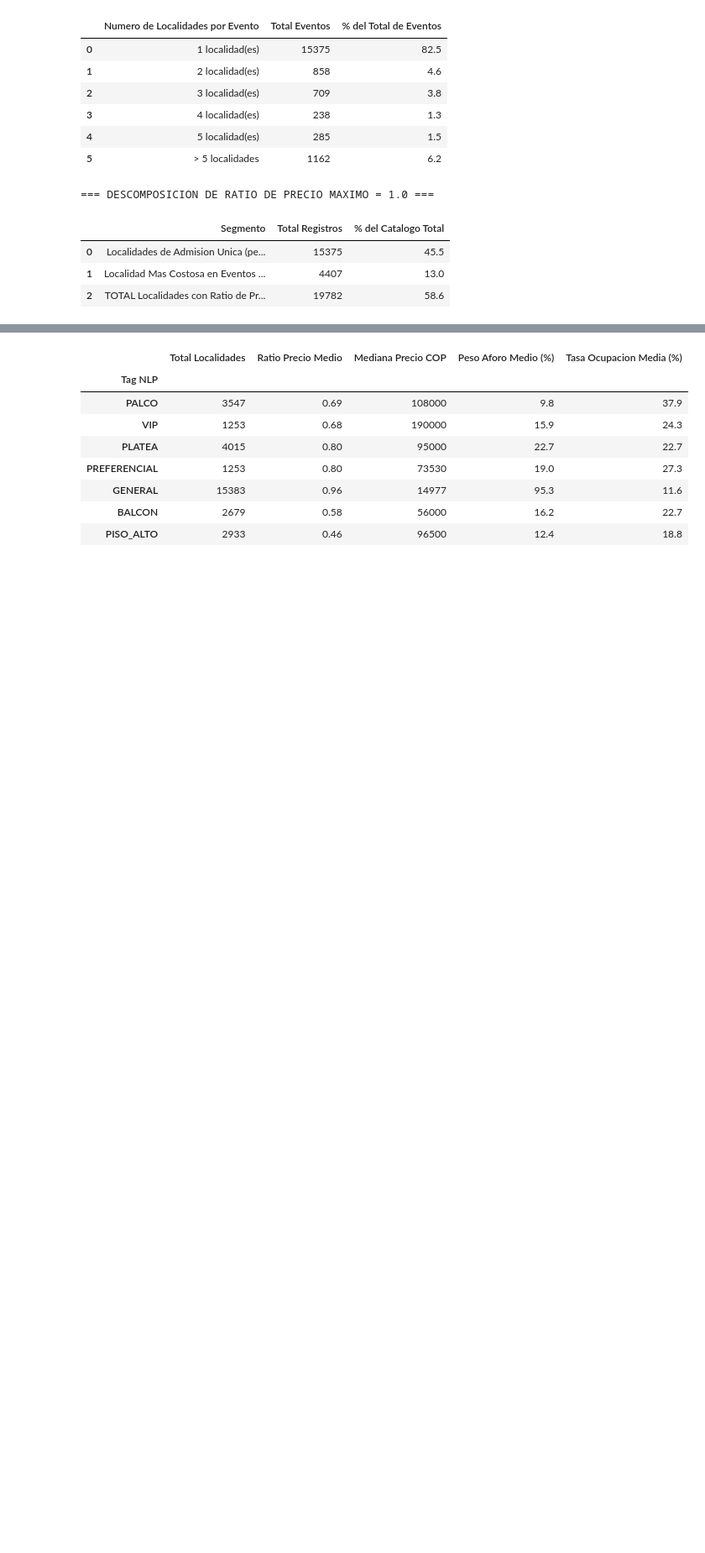
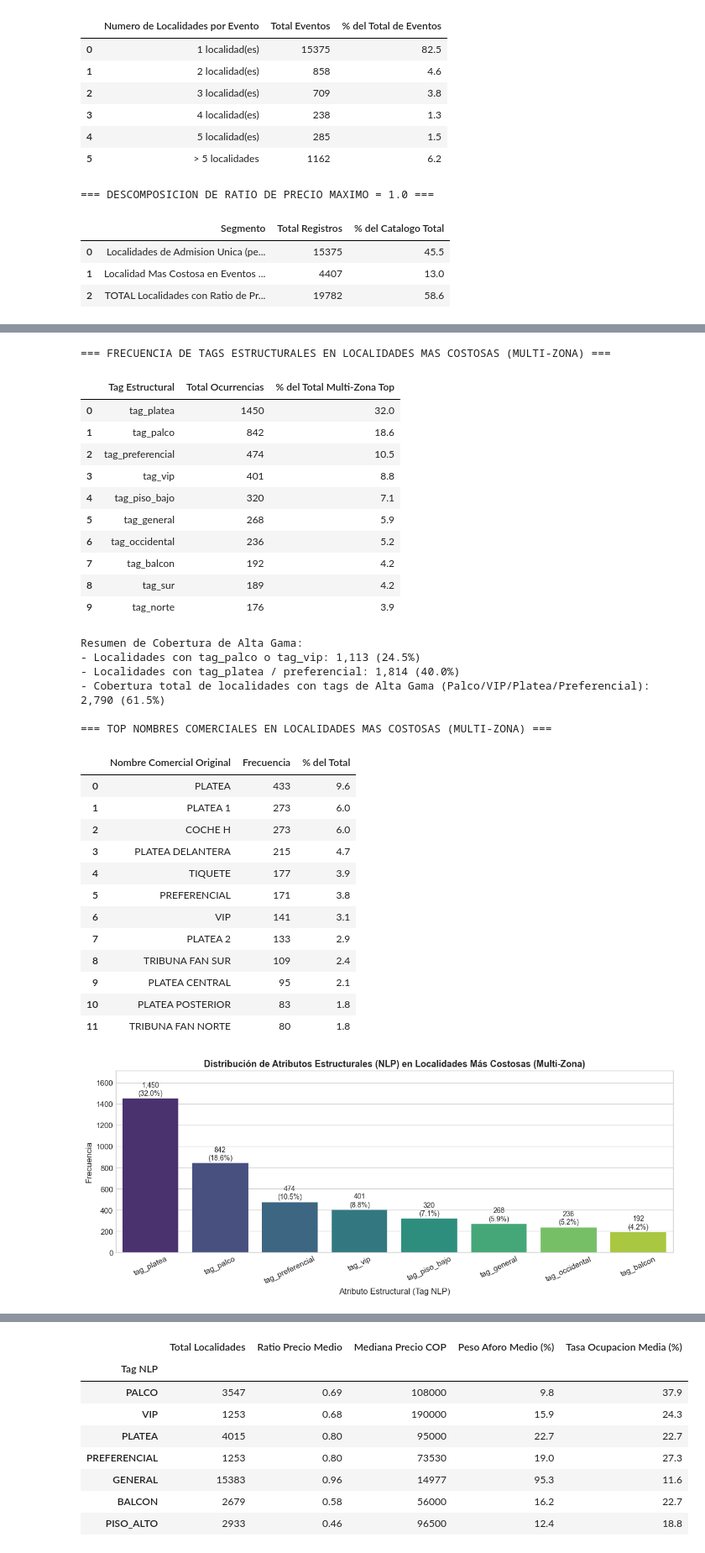
Before and after one commit to valentinatuboleta/clusterizacion-localidades, a Jupyter notebook: notebooks/01_eda_clusterizacion.ipynb, the cells around one changed output, grey strips where cells are left out. Shown at 84% size. Drawn from its saved outputs; the diff is of its cells as text; code cells hidden in the pictures; blank space fills up the shorter version.

```diff
--- a/notebooks/01_eda_clusterizacion.ipynb
+++ b/notebooks/01_eda_clusterizacion.ipynb
@@ -465,0 +541,80 @@ display(df_descomposicion_ratios)
+# %%
+# 2. Demostracion con Datos: ¿Que localidades componen filas_ratio_1_multizona (N=4,407)?
+df_multizona_top = df_enriquecido[(df_enriquecido["ratio_precio_max"] == 1.0) & (df_enriquecido["peso_aforo"] < 0.99)]
+
+# Frecuencia de tags estructurales NLP en las localidades mas costosas
+tag_cols = [c for c in df_enriquecido.columns if c.startswith("tag_")]
+tag_counts = df_multizona_top[tag_cols].sum().reset_index()
+tag_counts.columns = ["Tag Estructural", "Total Ocurrencias"]
+tag_counts["% del Total Multi-Zona Top"] = (tag_counts["Total Ocurrencias"] / len(df_multizona_top) * 100).round(1)
+tag_counts = tag_counts[tag_counts["Total Ocurrencias"] > 0].sort_values(by="Total Ocurrencias", ascending=False).reset_index(drop=True)
+
+# Top Nombres Comerciales Originales y Limpios
+top_nombres_top = df_multizona_top["logical_seat_category"].value_counts().head(12).reset_index()
+top_nombres_top.columns = ["Nombre Comercial Original", "Frecuencia"]
+top_nombres_top["% del Total"] = (top_nombres_top["Frecuencia"] / len(df_multizona_top) * 100).round(1)
+
+# Cobertura de Tags Premium / Alta Gama
+has_palco = df_multizona_top["tag_palco"] == 1
+has_vip = df_multizona_top["tag_vip"] == 1
+has_platea = df_multizona_top["tag_platea"] == 1
+has_pref = df_multizona_top["tag_preferencial"] == 1
+has_premium = has_palco | has_vip | has_platea | has_pref
+
+print("=== FRECUENCIA DE TAGS ESTRUCTURALES EN LOCALIDADES MAS COSTOSAS (MULTI-ZONA) ===")
+display(tag_counts.head(10))
+
+print(f"\nResumen de Cobertura de Alta Gama:")
+print(f"- Localidades con tag_palco o tag_vip: {(has_palco | has_vip).sum():,} ({(has_palco | has_vip).mean()*100:.1f}%)")
+print(f"- Localidades con tag_platea / preferencial: {(has_platea | has_pref).sum():,} ({(has_platea | has_pref).mean()*100:.1f}%)")
+print(f"- Cobertura total de localidades con tags de Alta Gama (Palco/VIP/Platea/Preferencial): {has_premium.sum():,} ({has_premium.mean()*100:.1f}%)")
+
+print("\n=== TOP NOMBRES COMERCIALES EN LOCALIDADES MAS COSTOSAS (MULTI-ZONA) ===")
+display(top_nombres_top)
+
+# Grafico de distribucion de Tags Estructurales en localidades mas costosas
+plt.figure(figsize=(12, 5))
+ax = sns.barplot(data=tag_counts.head(8), x="Tag Estructural", y="Total Ocurrencias", hue="Tag Estructural", palette="viridis", legend=False)
+plt.title("Distribución de Atributos Estructurales (NLP) en Localidades Más Costosas (Multi-Zona)", fontsize=13, fontweight="bold")
+plt.xlabel("Atributo Estructural (Tag NLP)")
+plt.ylabel("Frecuencia")
+plt.xticks(rotation=25)
+for i, v in enumerate(tag_counts.head(8)["Total Ocurrencias"]):
+    pct = tag_counts.loc[i, "% del Total Multi-Zona Top"]
+    plt.text(i, v + 30, f"{v:,}\n({pct}%)", ha="center", fontsize=10)
+plt.ylim(0, max(tag_counts["Total Ocurrencias"]) * 1.18)
+plt.tight_layout()
+plt.show()
+# %% [output]
+=== FRECUENCIA DE TAGS ESTRUCTURALES EN LOCALIDADES MAS COSTOSAS (MULTI-ZONA) ===
+|  | Tag Estructural | Total Ocurrencias | % del Total Multi-Zona Top |
+| 0 | tag_platea | 1450 | 32.0 |
+| 1 | tag_palco | 842 | 18.6 |
+| 2 | tag_preferencial | 474 | 10.5 |
+| 3 | tag_vip | 401 | 8.8 |
+| 4 | tag_piso_bajo | 320 | 7.1 |
+| 5 | tag_general | 268 | 5.9 |
+| 6 | tag_occidental | 236 | 5.2 |
+| 7 | tag_balcon | 192 | 4.2 |
+| 8 | tag_sur | 189 | 4.2 |
+| 9 | tag_norte | 176 | 3.9 |
+Resumen de Cobertura de Alta Gama:
+- Localidades con tag_palco o tag_vip: 1,113 (24.5%)
+- Localidades con tag_platea / preferencial: 1,814 (40.0%)
+- Cobertura total de localidades con tags de Alta Gama (Palco/VIP/Platea/Preferencial): 2,790 (61.5%)
+
+=== TOP NOMBRES COMERCIALES EN LOCALIDADES MAS COSTOSAS (MULTI-ZONA) ===
+|  | Nombre Comercial Original | Frecuencia | % del Total |
+| 0 | PLATEA | 433 | 9.6 |
+| 1 | PLATEA 1 | 273 | 6.0 |
+| 2 | COCHE H | 273 | 6.0 |
+| 3 | PLATEA DELANTERA | 215 | 4.7 |
+| 4 | TIQUETE | 177 | 3.9 |
+| 5 | PREFERENCIAL | 171 | 3.8 |
+| 6 | VIP | 141 | 3.1 |
+| 7 | PLATEA 2 | 133 | 2.9 |
+| 8 | TRIBUNA FAN SUR | 109 | 2.4 |
+| 9 | PLATEA CENTRAL | 95 | 2.1 |
+| 10 | PLATEA POSTERIOR | 83 | 1.8 |
+| 11 | TRIBUNA FAN NORTE | 80 | 1.8 |
+[figure, added]
```
Also changed, not shown: parts of 18 cells of this notebook, 16 other files.
